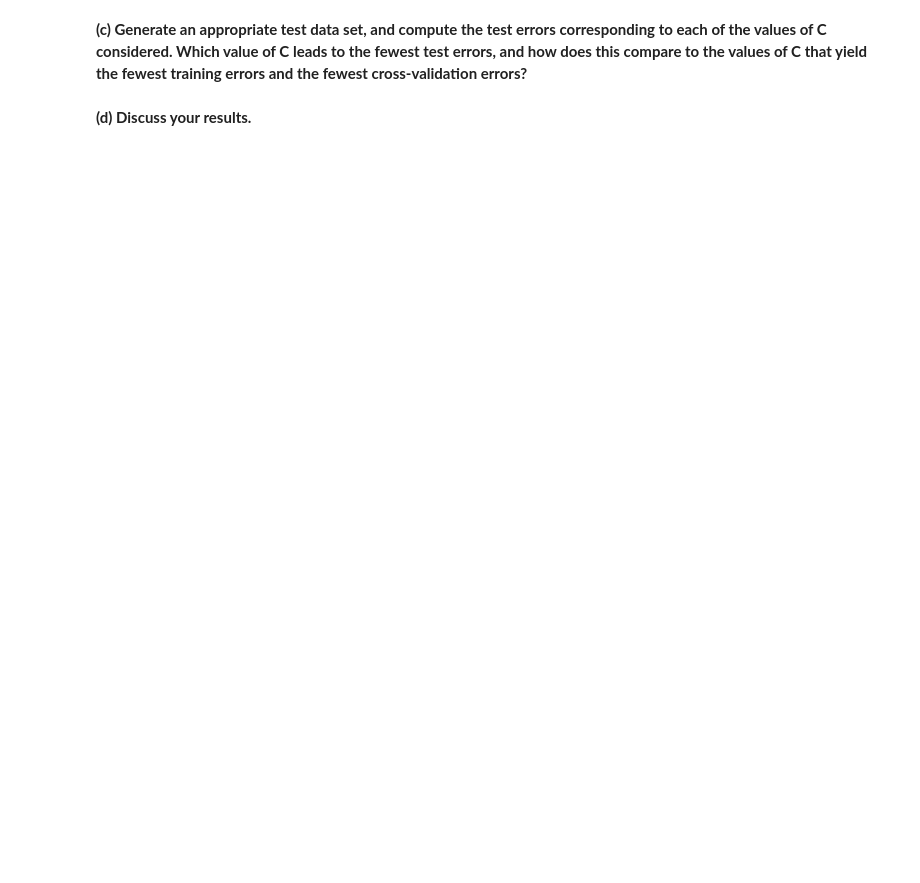
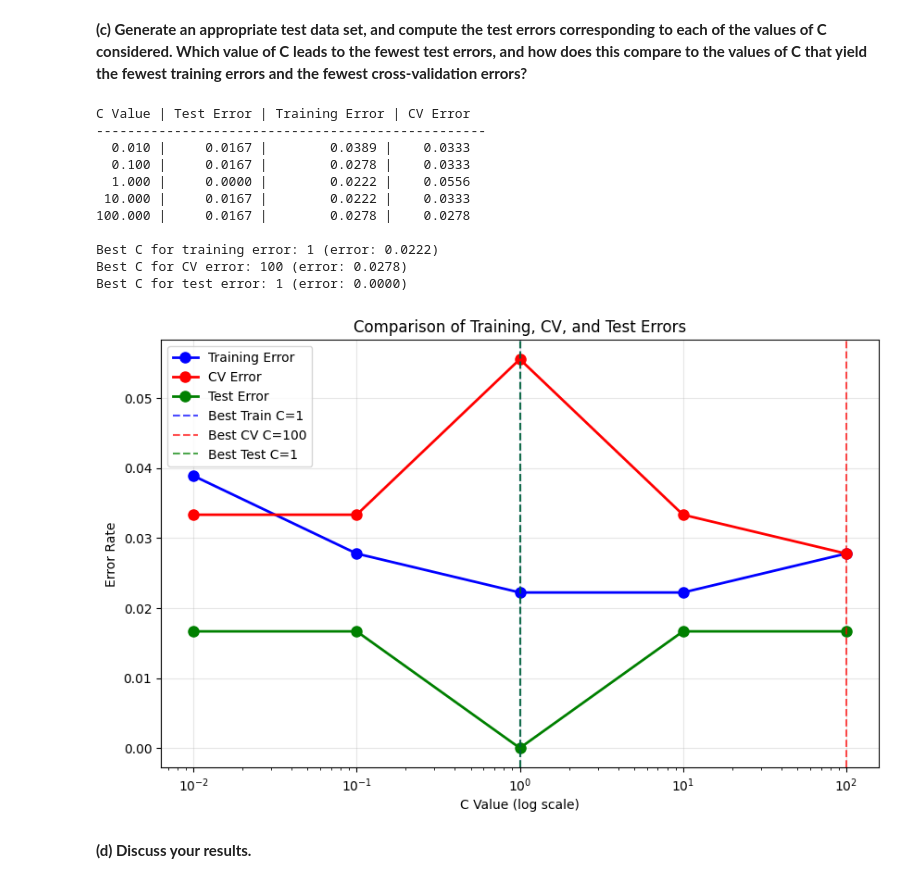
Before and after one commit to WillDBM/DATA-303, a Jupyter notebook: Lab/Armentrout_William_Lab8.ipynb, the cells around one changed output. Saved outputs shown, nothing was run; the diff lists cells and outputs as text; code cells hidden in the pictures; blank space fills up the shorter version.

```diff
--- a/Lab/Armentrout_William_Lab8.ipynb
+++ b/Lab/Armentrout_William_Lab8.ipynb
@@ -67,4 +128,64 @@ cross-validation error rates: [0.52380952 0.95714286 0.96666667 0.97619048 0.971
 # %% [markdown]
 **(c) Generate an appropriate test data set, and compute the test errors corresponding to each of the values of C considered. Which value of C leads to the fewest test errors, and how does this compare to the values of C that yield the fewest training errors and the fewest cross-validation errors?**
+# %%
+# (c) Generate an appropriate test data set, and compute the test errors
+test_errors = []
+best_train_C = C_values[np.argmin(training_errors)]
+best_cv_C = C_values[np.argmin(cv_errors)]
+
+print("C Value | Test Error | Training Error | CV Error")
+print("-" * 50)
+
+for i, C in enumerate(C_values):
+    # Create and train SVM
+    svm = SVC(C=C, kernel='linear', random_state=42)
+    svm.fit(X_train, y_train)
+
+    # Calculate test error
+    y_test_pred = svm.predict(X_test)
+    test_error = 1 - accuracy_score(y_test, y_test_pred)
+    test_errors.append(test_error)
+
+    print(f"{C:7.3f} | {test_error:10.4f} | {training_errors[i]:13.4f} | {cv_errors[i]:9.4f}")
+
+# Find best C values
+best_test_C = C_values[np.argmin(test_errors)]
+best_train_C = C_values[np.argmin(training_errors)]
+best_cv_C = C_values[np.argmin(cv_errors)]
+
+print(f"\nBest C for training error: {best_train_C} (error: {min(training_errors):.4f})")
+print(f"Best C for CV error: {best_cv_C} (error: {min(cv_errors):.4f})")
+print(f"Best C for test error: {best_test_C} (error: {min(test_errors):.4f})")
+
+# Plot comparison
+plt.figure(figsize=(10, 6))
+plt.semilogx(C_values, training_errors, 'bo-', label='Training Error', linewidth=2, markersize=8)
+plt.semilogx(C_values, cv_errors, 'ro-', label='CV Error', linewidth=2, markersize=8)
+plt.semilogx(C_values, test_errors, 'go-', label='Test Error', linewidth=2, markersize=8)
+
+# Mark the best values
+plt.axvline(best_train_C, color='blue', linestyle='--', alpha=0.7, label=f'Best Train C={best_train_C}')
+plt.axvline(best_cv_C, color='red', linestyle='--', alpha=0.7, label=f'Best CV C={best_cv_C}')
+plt.axvline(best_test_C, color='green', linestyle='--', alpha=0.7, label=f'Best Test C={best_test_C}')
+
+plt.xlabel('C Value (log scale)')
+plt.ylabel('Error Rate')
+plt.title('Comparison of Training, CV, and Test Errors')
+plt.legend()
+plt.grid(True, alpha=0.3)
+plt.show()
+# %% [output]
+C Value | Test Error | Training Error | CV Error
+--------------------------------------------------
+  0.010 |     0.0167 |        0.0389 |    0.0333
+  0.100 |     0.0167 |        0.0278 |    0.0333
+  1.000 |     0.0000 |        0.0222 |    0.0556
+ 10.000 |     0.0167 |        0.0222 |    0.0333
+100.000 |     0.0167 |        0.0278 |    0.0278
+
+Best C for training error: 1 (error: 0.0222)
+Best C for CV error: 100 (error: 0.0278)
+Best C for test error: 1 (error: 0.0000)
+[figure, added]
 # %% [markdown]
 **(d) Discuss your results.**
```
Also changed, not shown: parts of 3 cells of this notebook, 1 other file.
